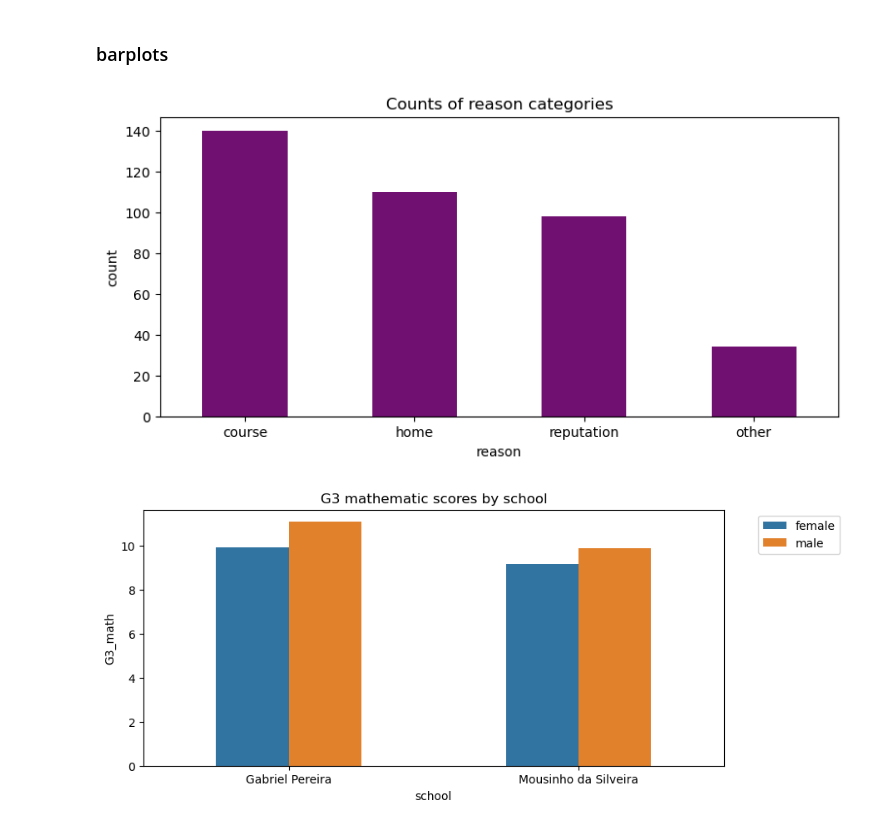
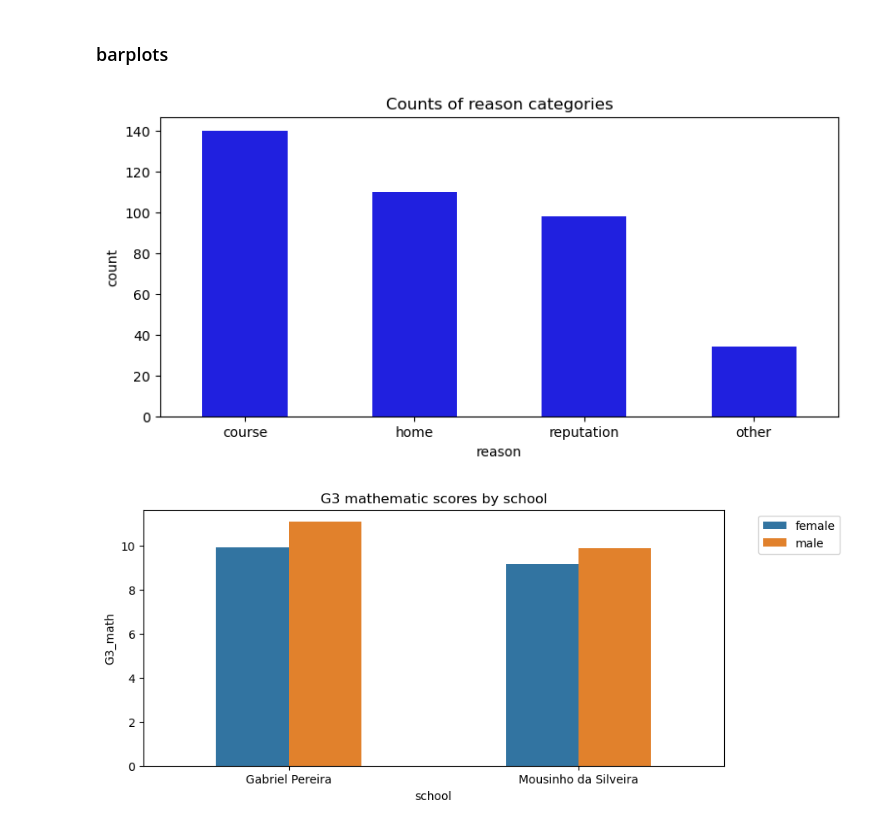
Before and after one commit to Ravinderram/Applied-Statistical-Data-Analysis-class_exercises, a Jupyter notebook: week04_plots_distributions_students.ipynb, the cells around one changed output. Saved outputs shown, nothing was run; the diff lists cells and outputs as text; code cells hidden in the pictures.

```diff
--- a/week04_plots_distributions_students.ipynb
+++ b/week04_plots_distributions_students.ipynb
@@ -189,13 +186,13 @@ plt.show()
 # %%
 reason = df["reason"].value_counts()
 reason_df = pd.DataFrame(reason).reset_index(drop=False)
 
 plt.figure(figsize=(9, 4))
-sns.barplot(x="reason", y="count", width=0.5, color="purple", data=reason_df)
+sns.barplot(x="reason", y="count", width=0.5, color="blue", data=reason_df)
 plt.title("Counts of reason categories")
 plt.show()
 # %% [output]
-[figure, old version]
+[figure, new version]
 # %%
 plt.figure(figsize=(9, 4))
 
```
Also changed, not shown: parts of 2 cells of this notebook.
